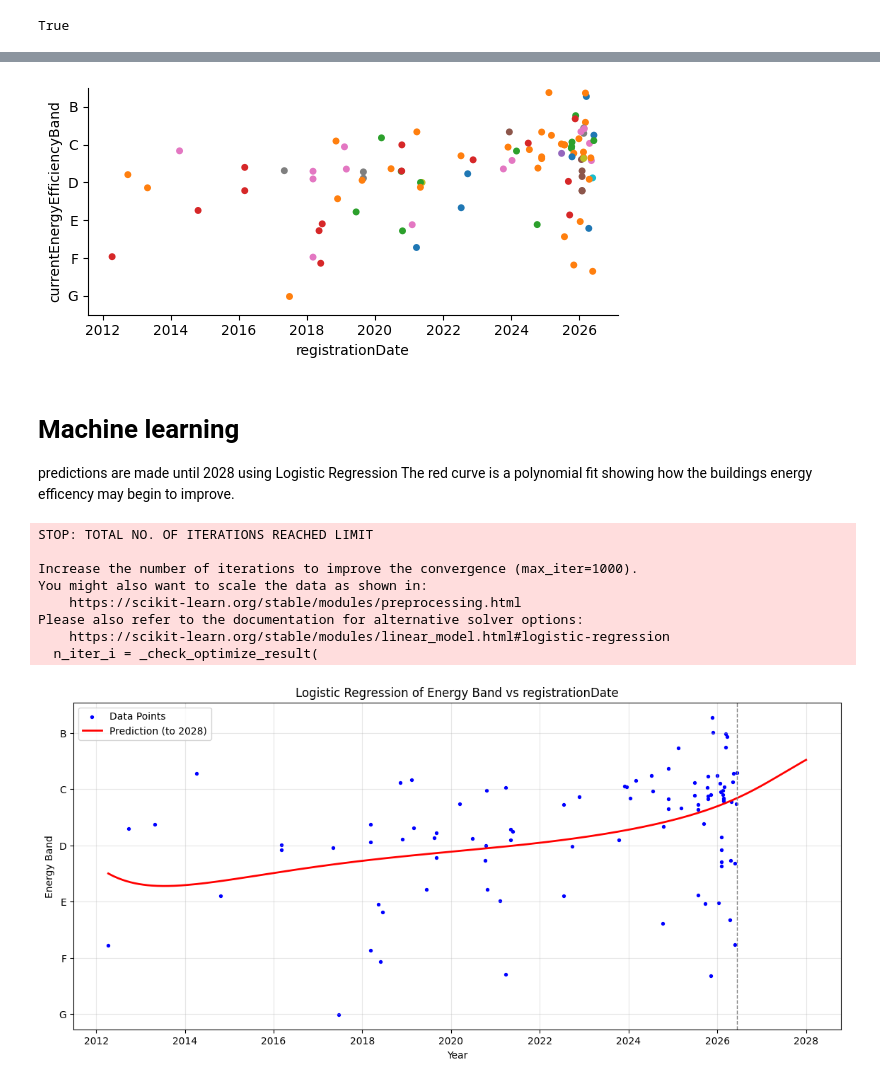
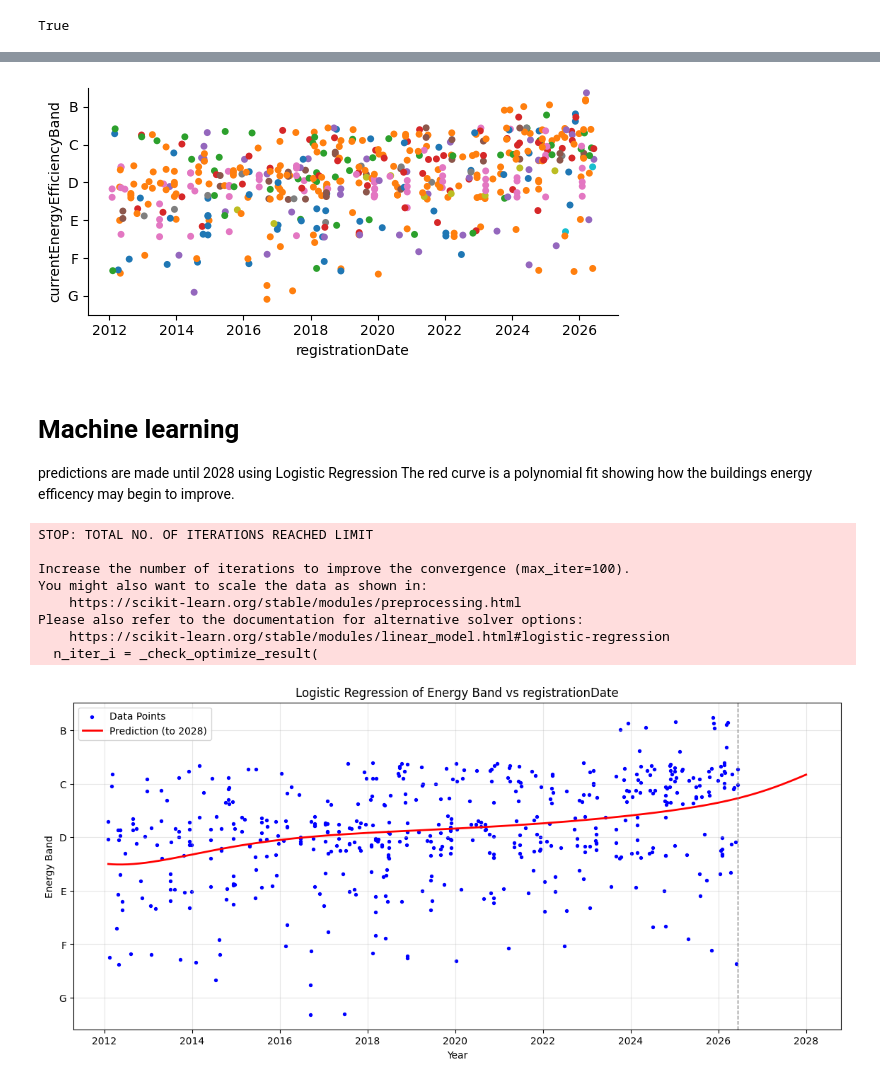
Before and after one commit to WillUniRal/Energy-Ai-consumptions, a Jupyter notebook: setup.ipynb, the cells around one changed output, grey strips where cells are left out. Cells and saved outputs as stored; diff of their text form; code cells hidden in the pictures.

Commit message:
data on all buildings (no current))

```diff
--- a/setup.ipynb
+++ b/setup.ipynb
@@ -219,3 +219,14 @@ nltk.download('stopwords')
 [nltk_data] Downloading package stopwords to /home/silent/nltk_data...
 [nltk_data]   Package stopwords is already up-to-date!
 True
+# %%
+# Make a new data frame that will include buildings so that older certificates are in the data
+newSearch = Search()
+newSearch.constituency = "Beaconsfield"
+
+data = API.get_data(Search.path,**newSearch.params)
+
+data_frame = pd.DataFrame(data['data']).sort_values(by="currentEnergyEfficiencyBand")
+print(data_frame.shape) #678
+data_frame = PreProcess.clean(data_frame)
+data_frame = PreProcess.make_full_address(data_frame)
@@ -319,7 +334,7 @@ table = sns.catplot(
     aspect=2
 )
 # %% [output]
-[figure, old version]
+[figure, new version]
 # %% [markdown]
 # Machine learning
 predictions are made until 2028 using Logistic Regression
@@ -346,7 +361,7 @@ def plot_polynomial_regression(X, y, feature_name):
     X_poly = poly.fit_transform(X_days)
     # multi_class='multinomial', solver='lbfgs' - on by default
     # standard logistic regression uses binomial
-    model = LogisticRegression(max_iter=1000)
+    model = LogisticRegression(max_iter=100)
     model.fit(X_poly, y_encoded)
 
     end_date = pd.Timestamp('2028-01-01')
@@ -373,32 +388,32 @@ def plot_polynomial_regression(X, y, feature_name):
         X_years,
         y_encoded + jitter,
         color='blue', s=8, label='Data Points'
     )
     plt.plot(
         X_future_years,
         y_future,
         color='red', linewidth=2, label='Prediction (to 2028)'
     )
 
     data_cutoff = X_years.max()
     plt.axvline(data_cutoff, color='grey', linestyle='--', linewidth=1)
 
     plt.yticks(range(len(band_order)), band_order)
     plt.title(f'Logistic Regression of Energy Band vs {feature_name}')
     plt.xlabel('Year')
     plt.ylabel('Energy Band')
     plt.legend()
     plt.grid(alpha=0.3)
     plt.show()
 
 plot_polynomial_regression(school_frame[['registrationDate']], school_frame['currentEnergyEfficiencyBand'], 'registrationDate')
 # %% [output]
 STOP: TOTAL NO. OF ITERATIONS REACHED LIMIT
 
-Increase the number of iterations to improve the convergence (max_iter=1000).
+Increase the number of iterations to improve the convergence (max_iter=100).
 You might also want to scale the data as shown in:
     https://scikit-learn.org/stable/modules/preprocessing.html
 Please also refer to the documentation for alternative solver options:
     https://scikit-learn.org/stable/modules/linear_model.html#logistic-regression
   n_iter_i = _check_optimize_result(
-[figure, old version]
+[figure, new version]
```
Also changed, not shown: parts of 5 cells of this notebook.
